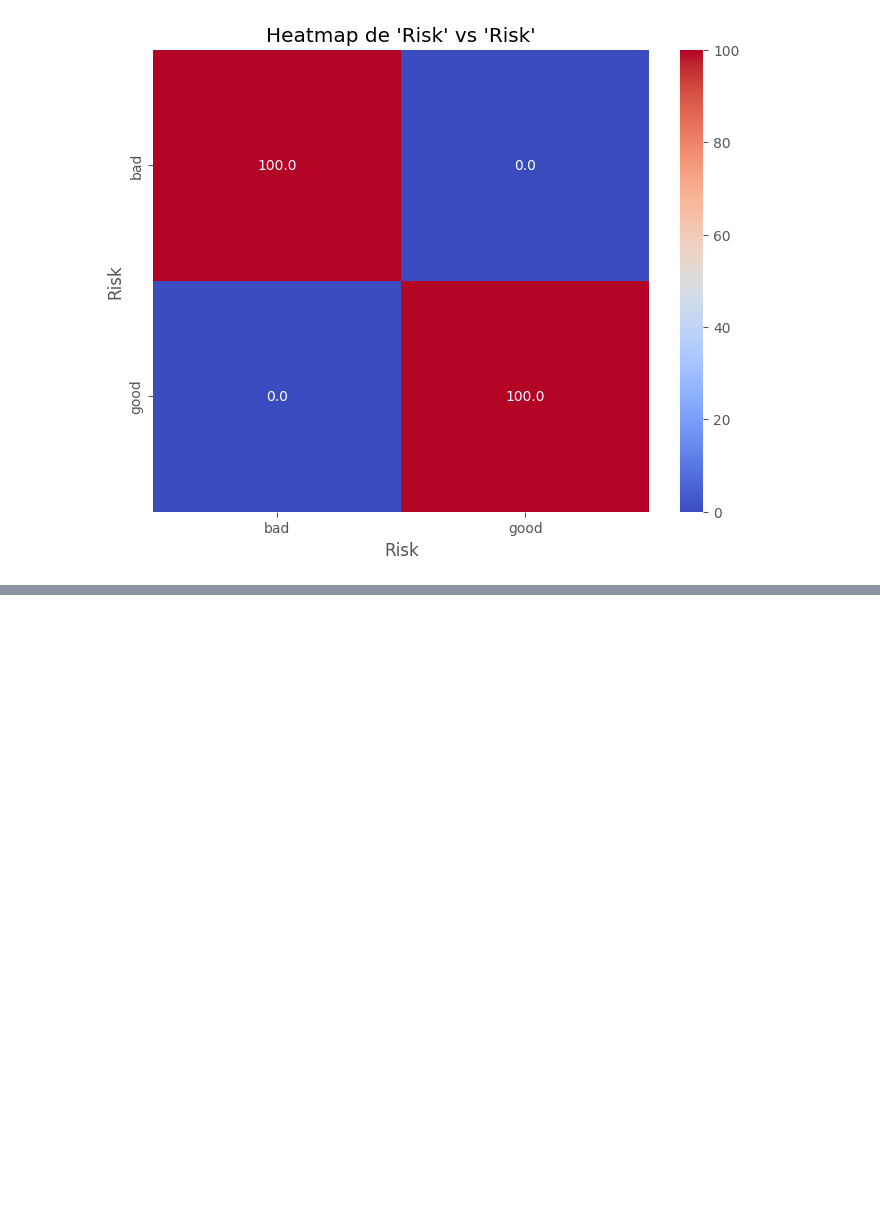
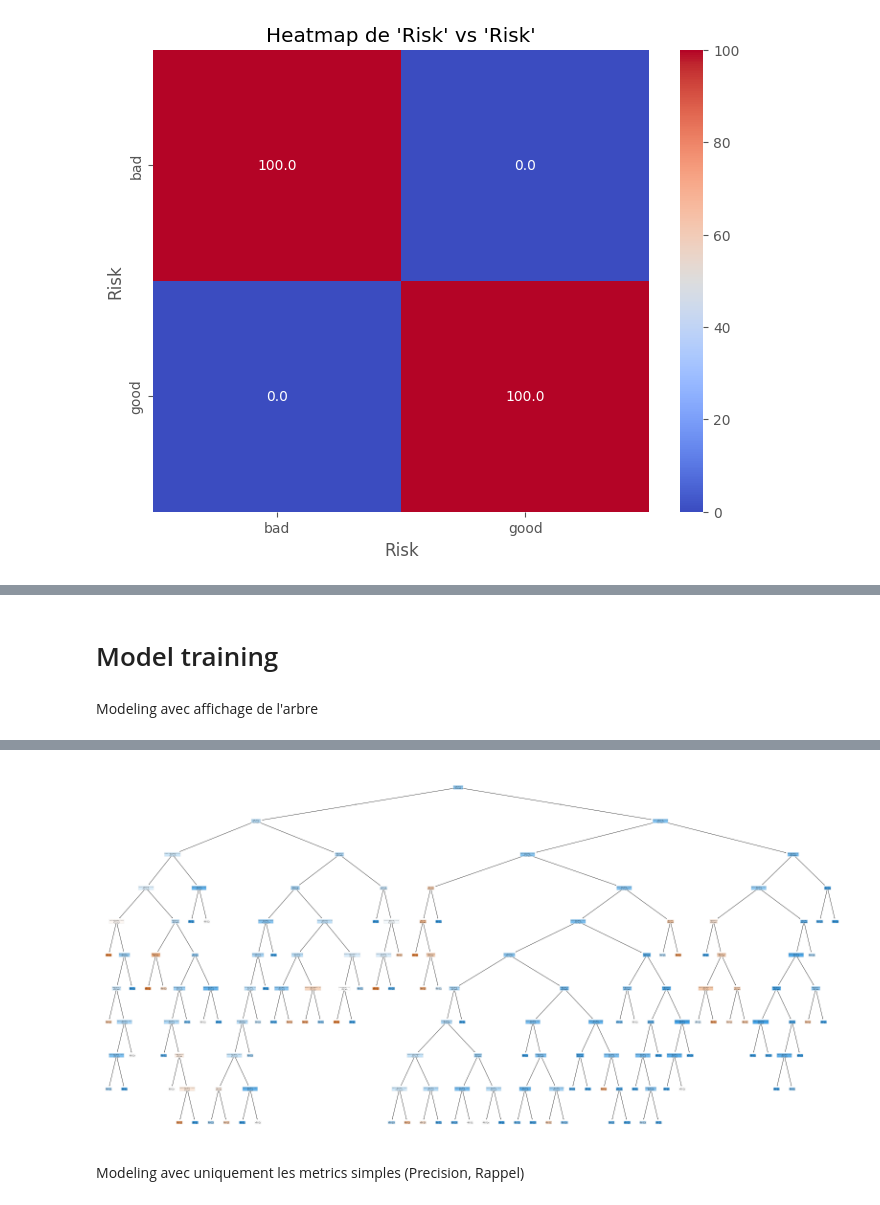
Before and after one commit to DaWadyDD/Projet-MLOPS24, a Jupyter notebook: notebooks/data exploration.ipynb, the cells around one changed output, grey strips where cells are left out. Cells and saved outputs as stored; diff of their text form; code cells hidden in the pictures; blank space fills up the shorter version.

```diff
--- a/notebooks/data exploration.ipynb
+++ b/notebooks/data exploration.ipynb
@@ -284,4 +386,10 @@ y = df['Risk']  # Colonne cible
+# %% [markdown]
+# Model training
+# %% [markdown]
+Modeling avec affichage de l'arbre
 # %%
+X = df.drop(columns=['Risk'])  # Remplace 'cible' par le nom de ta colonne cible
+y = df['Risk']  # Colonne cible
 
 # Applique l'encodage one-hot
 X_processed = preprocess_data(X)
@@ -291,4 +399,10 @@ y_encoded = encode_target(y)  # Pour encoder la variable cible
 X_train, X_test, y_train, y_test = split_data(X_processed, y)  # Pour séparer les données en ensembles d'entraînement et de test
 grid_search = cross_validate()  # Pour définir la grille de recherche pour le RandomForest
 evaluate_model(grid_search, X_train, y_train, X_test, y_test)  # Pour évaluer le modèle avec les meilleures hyperparamètres
+
+# Modèle entraîné
+best_model = grid_search.best_estimator_
+
+# Appel pour visualiser l'arbre 0
+plot_random_forest_tree(best_model, X_train, y_train, tree_index=0)
 # %% [output]
@@ -306,0 +426,3 @@ weighted avg       0.65      0.70      0.64       250
+[figure, added]
+# %% [markdown]
+Modeling avec uniquement les metrics simples (Precision, Rappel)
```
Also changed, not shown: parts of 37 cells of this notebook, 7 other files.
